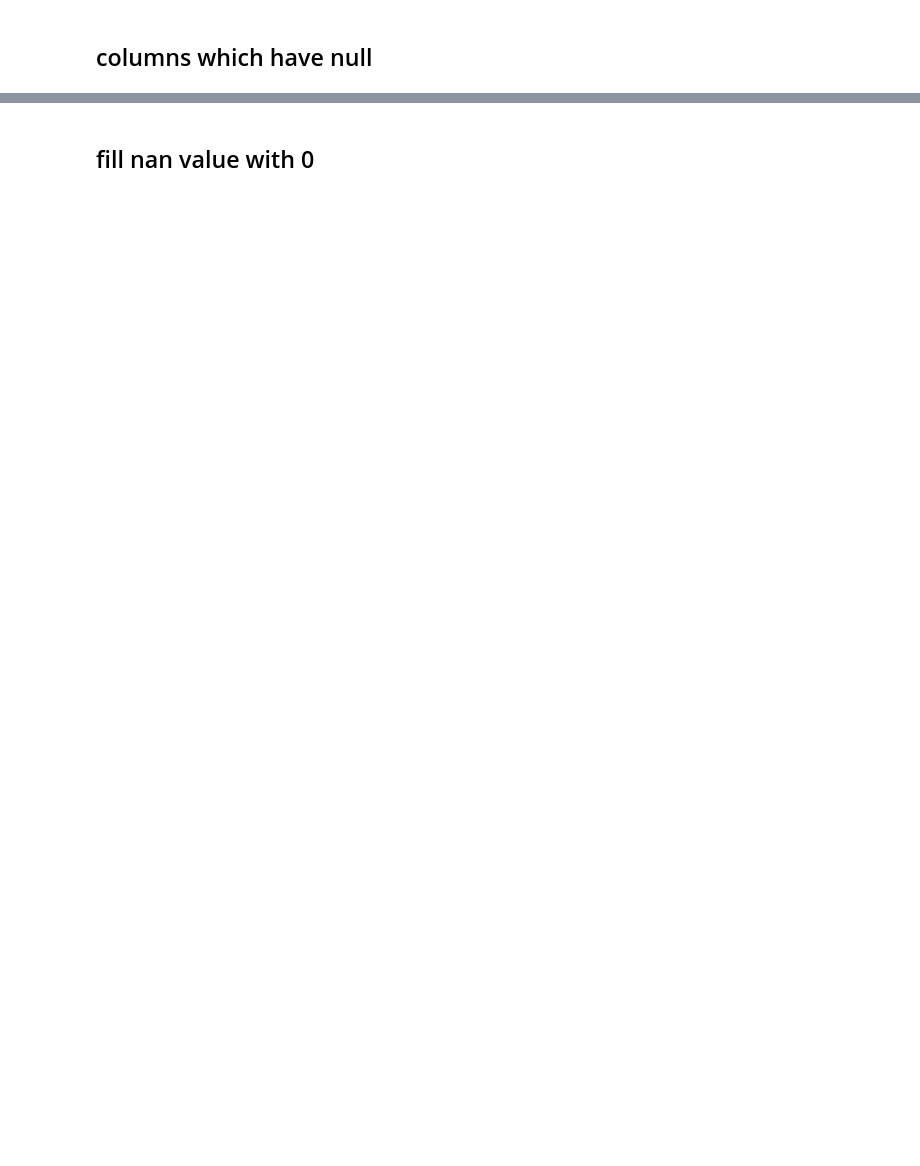
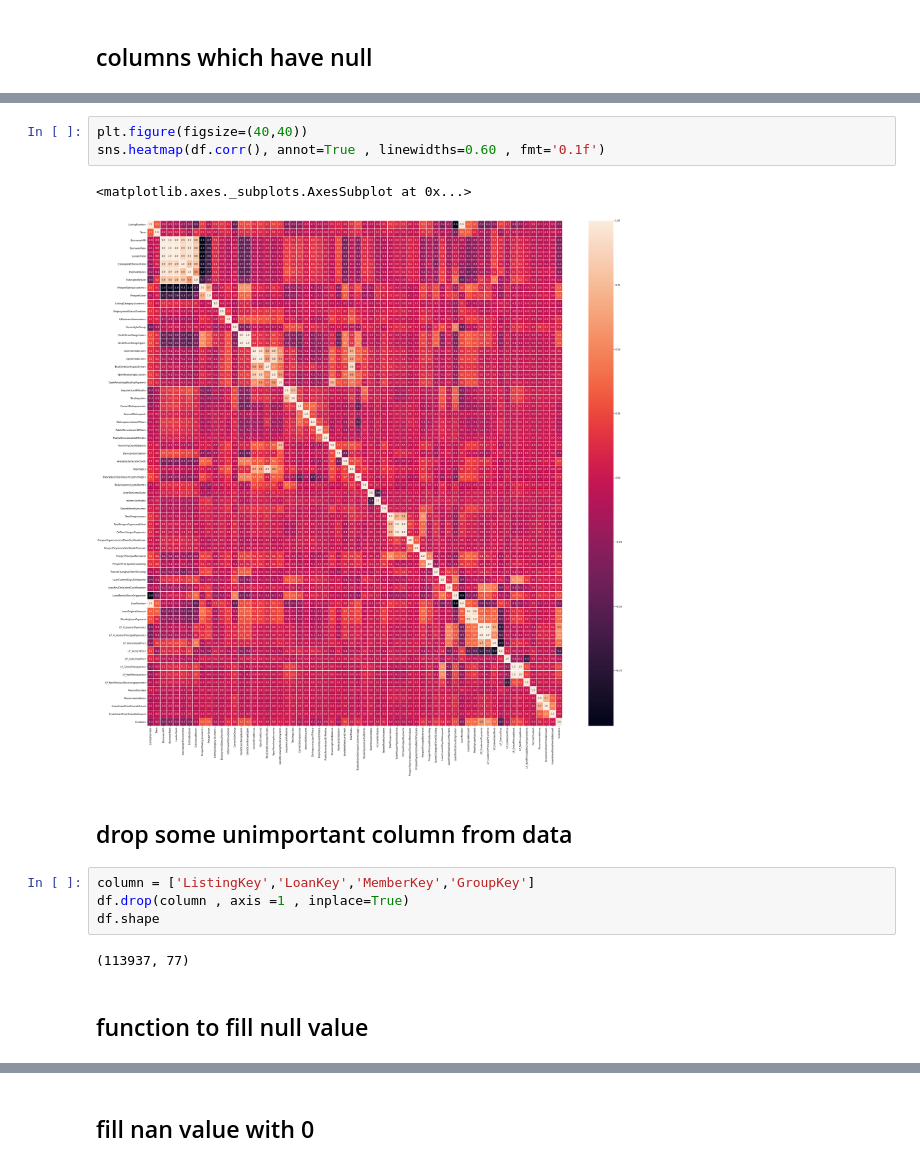
Before and after one commit to ahmed-hassan1997/Data-Analysis-Visualization, a Jupyter notebook: data_visualization.ipynb, the cells around one changed output, grey strips where cells are left out. Saved outputs shown, nothing was run; the diff lists cells and outputs as text; blank space fills up the shorter version.

```diff
--- a/data_visualization.ipynb
+++ b/data_visualization.ipynb
@@ -92,0 +116,16 @@ dtype: int64
+# %%
+plt.figure(figsize=(40,40))
+sns.heatmap(df.corr(), annot=True , linewidths=0.60 , fmt='0.1f')
+# %% [output]
+<matplotlib.axes._subplots.AxesSubplot at 0x...>
+[figure, added]
+# %% [markdown]
+## drop some unimportant column from data
+# %%
+column = ['ListingKey','LoanKey','MemberKey','GroupKey']
+df.drop(column , axis =1 , inplace=True)
+df.shape
+# %% [output]
+(113937, 77)
+# %% [markdown]
+## function to fill null value
```
Also changed, not shown: parts of 9 cells of this notebook.
